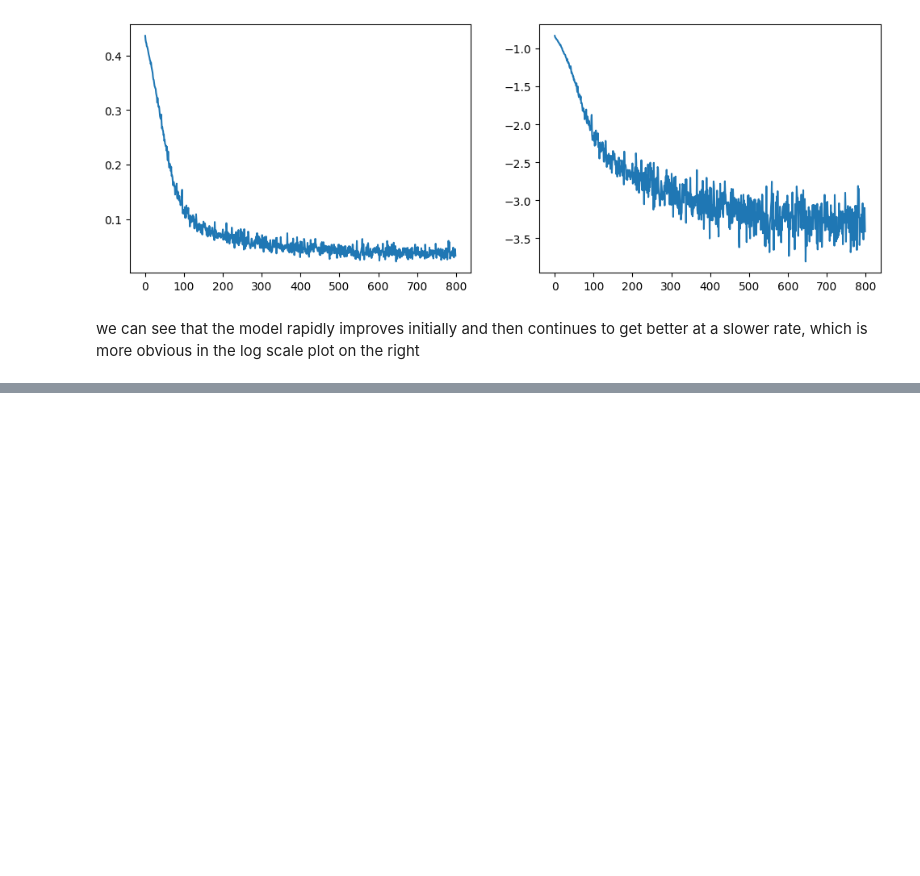
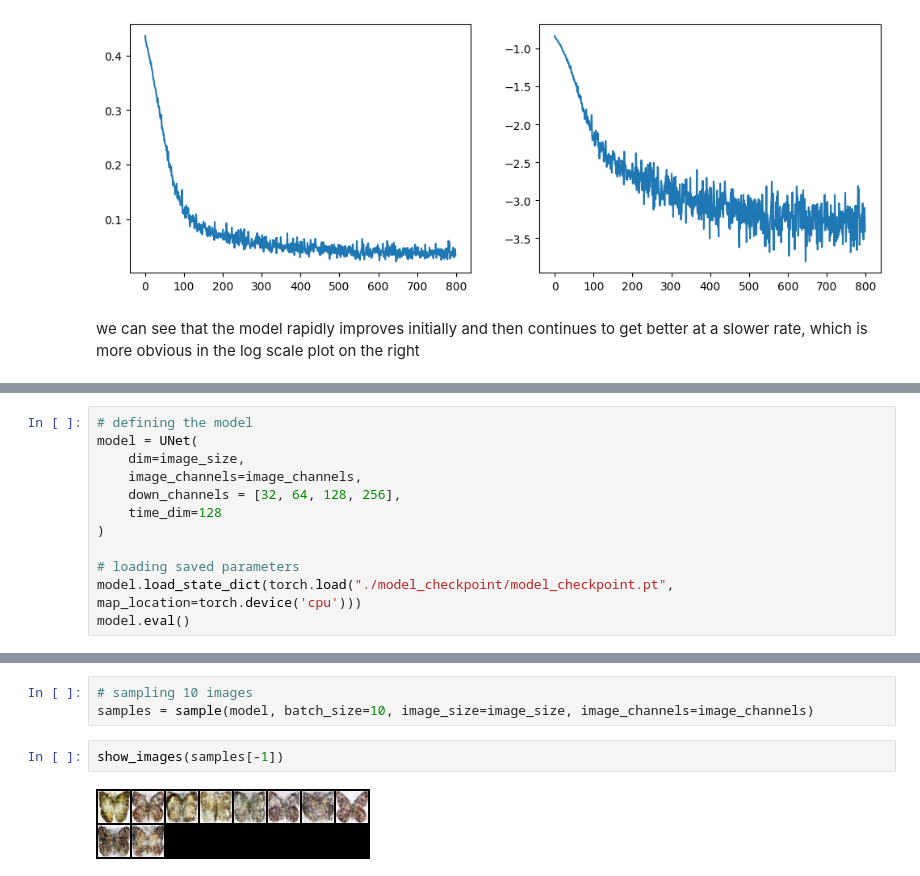
Before and after one commit to rajgarg021/diffusion-from-scratch, a Jupyter notebook: ddpm.ipynb, the cells around one changed output, grey strips where cells are left out. Cells and saved outputs as stored; diff of their text form; blank space fills up the shorter version.

Commit message:
sampled from the saved model and created a gif of the denoising process

```diff
--- a/ddpm.ipynb
+++ b/ddpm.ipynb
@@ -708,0 +713,12 @@ we can see that the model rapidly improves initially and then continues to get b
+# %%
+# defining the model
+model = UNet(
+    dim=image_size,
+    image_channels=image_channels,
+    down_channels = [32, 64, 128, 256],
+    time_dim=128
+)
+
+# loading saved parameters
+model.load_state_dict(torch.load("./model_checkpoint/model_checkpoint.pt", map_location=torch.device('cpu')))
+model.eval()
@@ -708,0 +743,7 @@ we can see that the model rapidly improves initially and then continues to get b
+# %%
+# sampling 10 images
+samples = sample(model, batch_size=10, image_size=image_size, image_channels=image_channels)
+# %%
+show_images(samples[-1])
+# %% [output]
+[figure, added]
```
Also changed, not shown: parts of 8 cells of this notebook.
